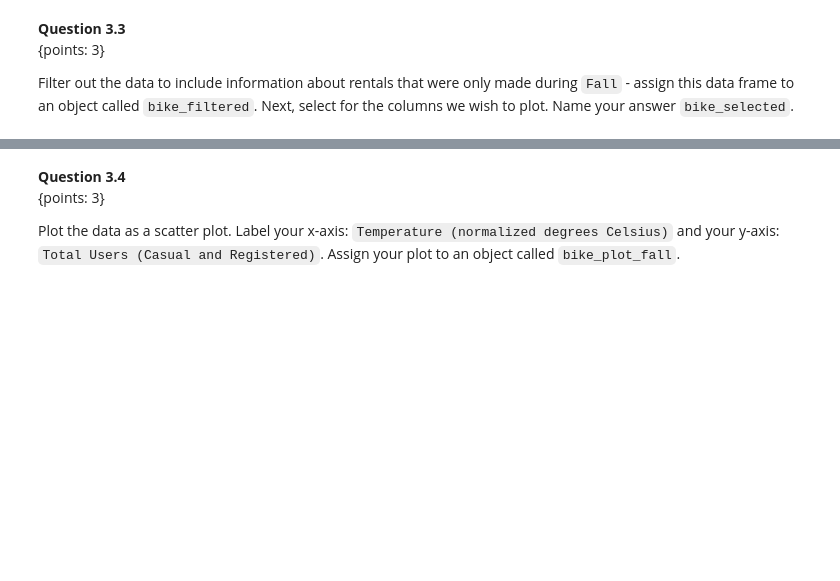
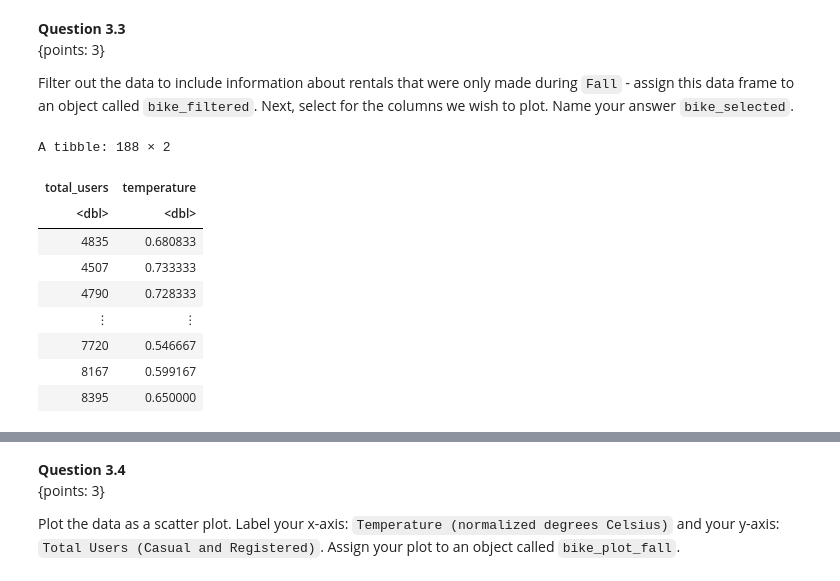
Before and after one commit to ca-vas/dsci-100-student, a Jupyter notebook: materials/R/tutorial_intro/tutorial_intro.ipynb, the cells around one changed output, grey strips where cells are left out. Cells and saved outputs as stored; diff of their text form; code cells hidden in the pictures; blank space fills up the shorter version.

```diff
--- a/materials/R/tutorial_intro/tutorial_intro.ipynb
+++ b/materials/R/tutorial_intro/tutorial_intro.ipynb
@@ -866,10 +866,21 @@ Filter out the data to include information about rentals that were only made dur
 # %%
 # Replace fail() with your line of code.
 
-bike_filtered<-filter(bike_mutated,season=fall)
-bike_selected# your code here
+bike_filtered<-filter(bike_mutated,season=="Fall")
+bike_selected<-select(bike_filtered, total_users,temperature)# your code here
  # No Answer - remove if you provide an answer
 bike_selected
+# %% [output]
+A tibble: 188 × 2
+| total_users | temperature |
+| <dbl> | <dbl> |
+| 4835 | 0.680833 |
+| 4507 | 0.733333 |
+| 4790 | 0.728333 |
+| ⋮ | ⋮ |
+| 7720 | 0.546667 |
+| 8167 | 0.599167 |
+| 8395 | 0.650000 |
 # %%
 # Most of the tests for this question are hidden. You have to decide whether you've created the right object.
 # Heres one test to at least ensure you named the object correctly:
```
Also changed, not shown: parts of 8 cells of this notebook, 1 other file.
